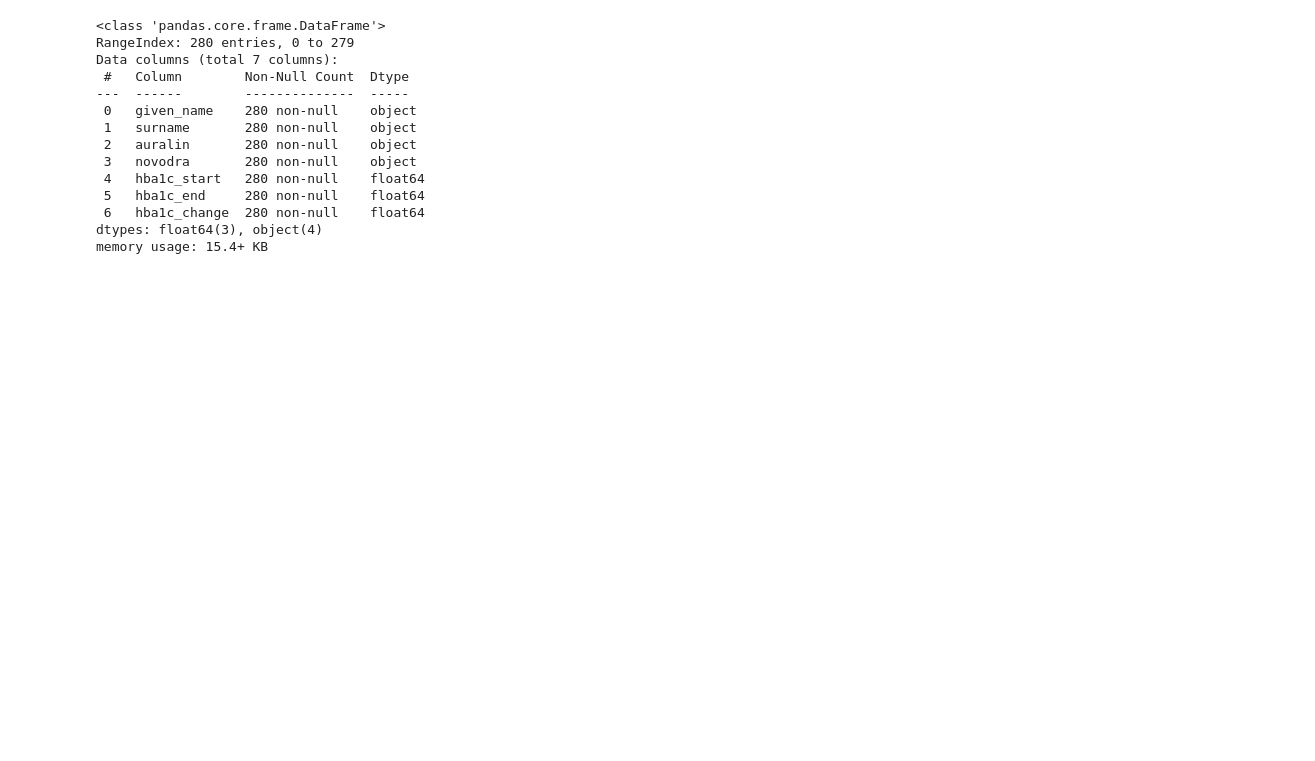
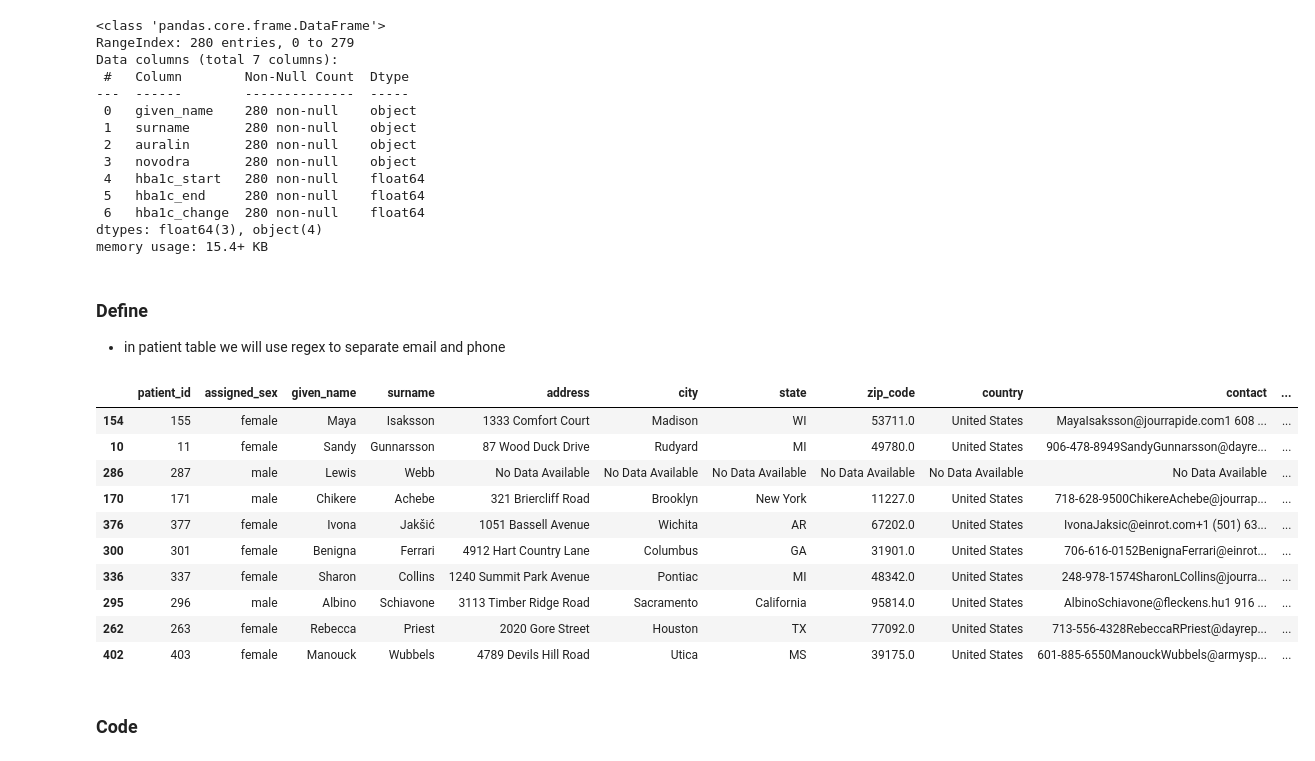
Before and after one commit to shubhammgits/Python-DS-AIML, a Jupyter notebook: DATA ANALYSIS/DATA GATHERING/Data Accessing & Cleaning/session28.ipynb, the cells around one changed output. Drawn from its saved outputs; the diff is of its cells as text; code cells hidden in the pictures; blank space fills up the shorter version.

Commit message:
data cleaning

```diff
--- a/DATA ANALYSIS/DATA GATHERING/Data Accessing & Cleaning/session28.ipynb
+++ b/DATA ANALYSIS/DATA GATHERING/Data Accessing & Cleaning/session28.ipynb
@@ -506,3 +506,23 @@ Data columns (total 7 columns):
  6   hba1c_change  280 non-null    float64
 dtypes: float64(3), object(4)
 memory usage: 15.4+ KB
+# %% [markdown]
+### Define
+
+- in patient table we will use regex to separate email and phone
+# %%
+patients_df.sample(10)
+# %% [output]
+|  | patient_id | assigned_sex | given_name | surname | address | city | state | zip_code | country | contact | ... |
+| 154 | 155 | female | Maya | Isaksson | 1333 Comfort Court | Madison | WI | 53711.0 | United States | MayaIsaksson@jourrapide.com1 608 ... | ... |
+| 10 | 11 | female | Sandy | Gunnarsson | 87 Wood Duck Drive | Rudyard | MI | 49780.0 | United States | 906-478-8949SandyGunnarsson@dayre... | ... |
+| 286 | 287 | male | Lewis | Webb | No Data Available | No Data Available | No Data Available | No Data Available | No Data Available | No Data Available | ... |
+| 170 | 171 | male | Chikere | Achebe | 321 Briercliff Road | Brooklyn | New York | 11227.0 | United States | 718-628-9500ChikereAchebe@jourrap... | ... |
+| 376 | 377 | female | Ivona | Jakšić | 1051 Bassell Avenue | Wichita | AR | 67202.0 | United States | IvonaJaksic@einrot.com+1 (501) 63... | ... |
+| 300 | 301 | female | Benigna | Ferrari | 4912 Hart Country Lane | Columbus | GA | 31901.0 | United States | 706-616-0152BenignaFerrari@einrot... | ... |
+| 336 | 337 | female | Sharon | Collins | 1240 Summit Park Avenue | Pontiac | MI | 48342.0 | United States | 248-978-1574SharonLCollins@jourra... | ... |
+| 295 | 296 | male | Albino | Schiavone | 3113 Timber Ridge Road | Sacramento | California | 95814.0 | United States | AlbinoSchiavone@fleckens.hu1 916 ... | ... |
+| 262 | 263 | female | Rebecca | Priest | 2020 Gore Street | Houston | TX | 77092.0 | United States | 713-556-4328RebeccaRPriest@dayrep... | ... |
+| 402 | 403 | female | Manouck | Wubbels | 4789 Devils Hill Road | Utica | MS | 39175.0 | United States | 601-885-6550ManouckWubbels@armysp... | ... |
+# %% [markdown]
+### Code
```
Also changed, not shown: parts of 4 cells of this notebook.
